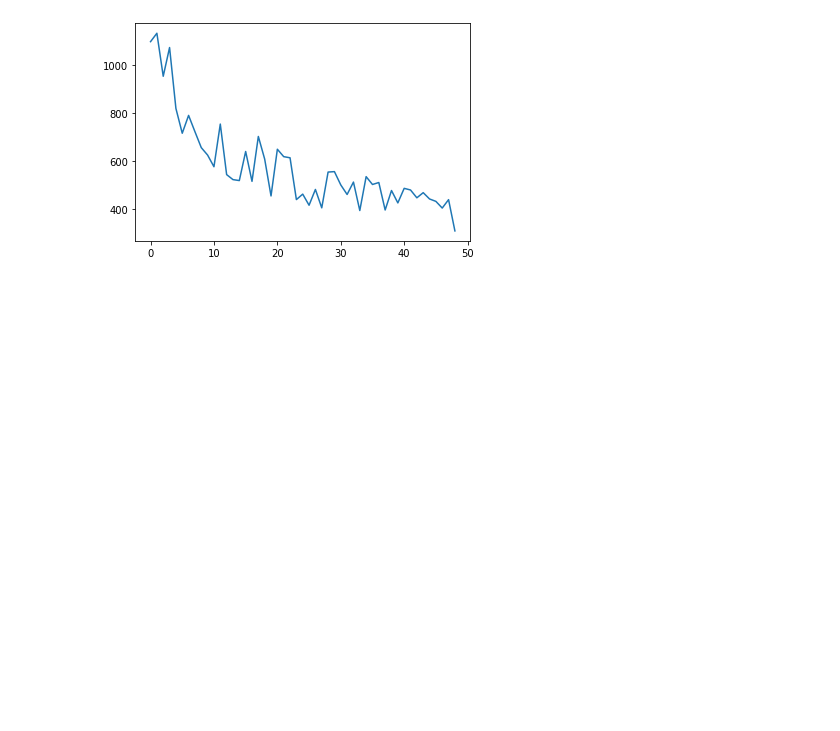
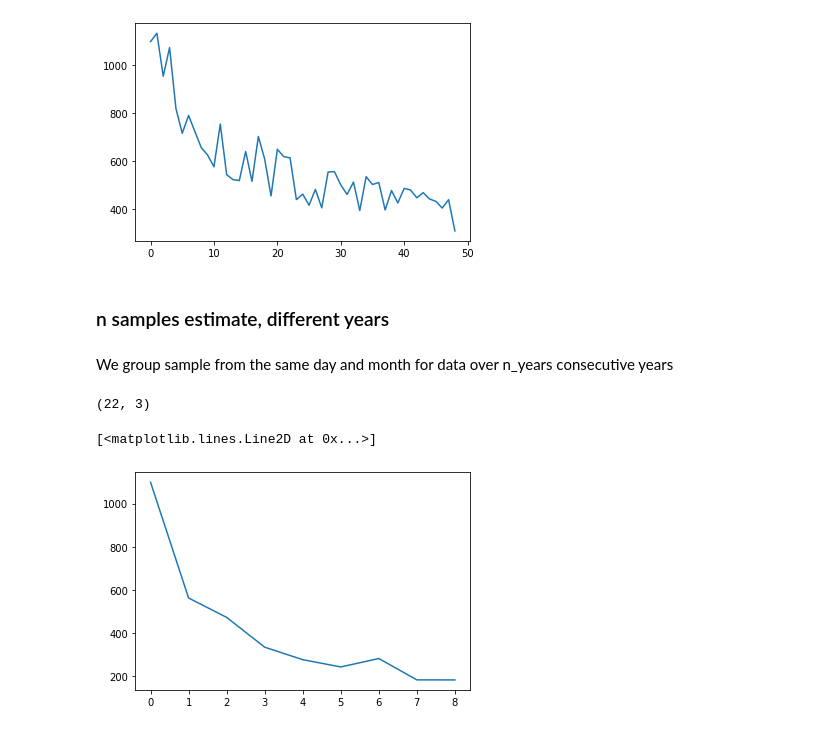
Before and after one commit to francescovidaich964/Como_lake, a Jupyter notebook: Como_lake_daily_data.ipynb, the cells around one changed output. Drawn from its saved outputs; the diff is of its cells as text; code cells hidden in the pictures; blank space fills up the shorter version.

Commit message:
tests wasserstein

```diff
--- a/Como_lake_daily_data.ipynb
+++ b/Como_lake_daily_data.ipynb
@@ -206,3 +207,49 @@ plt.plot(W_non_over)
 # %% [output]
 [<matplotlib.lines.Line2D at 0x...>]
 [figure]
+# %% [markdown]
+### n samples estimate, different years
+# %% [markdown]
+We group sample from the same day and month for data over n_years consecutive years
+# %%
+years = df['year'].unique()
+years_list = years[:len(years)//n_years*n_years].reshape(-1,n_years)
+unique_month_day = np.unique(df[['month','day']].values,axis=0)
+years_list.shape
+# %% [output]
+(22, 3)
+# %%
+def find_df_by_year(df, year_list):
+    return df[[df.iloc[i]['year'] in year_list for i in range(len(df))]]
+
+def inflow_by_year(df, years_list):
+    date_inflow = []
+    for y in tqdm.tqdm(years_list):
+        df_y = find_df_by_year(df, y)
+        date_inflow += [df_y[(df_y['month']==date[0]) & (df_y['day']==date[1])]['inflow'].values for date in unique_month_day]
+    return date_inflow
+
+
+
+def wasserstein_year(df, n_years):
+    years = df['year'].unique()
+    years_list = years[:len(years)//n_years*n_years].reshape(-1,n_years)
+    date_inflow = inflow_by_year(df, years_list)
+
+    W_year = []
+    i = 0
+    while i <len(date_inflow)-1:
+        if len(date_inflow[i+1])==0:
+            i += 2
+        elif len(date_inflow[i+1])==0:
+            i += 1
+        else:
+            W_year.append(wasserstein_distance(date_inflow[i],date_inflow[i+1]))
+            i += 1
+    return W_year
+# %%
+W_year = [np.max(wasserstein_year(df, i)) for i in range(1,10)]
+plt.plot(W_year)
+# %% [output]
+[<matplotlib.lines.Line2D at 0x...>]
+[figure, added]
```
Also changed, not shown: parts of 1 cell of this notebook.
